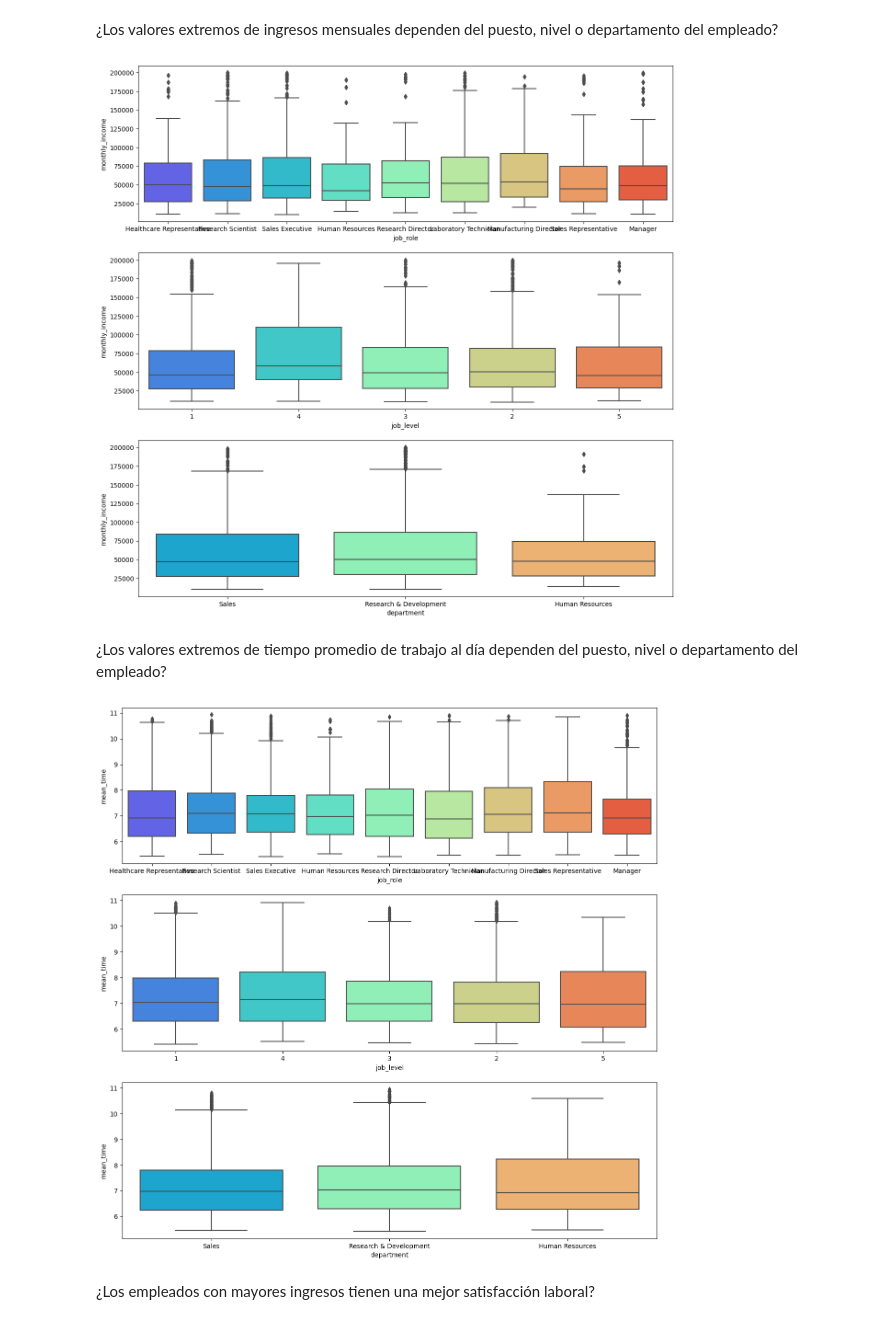
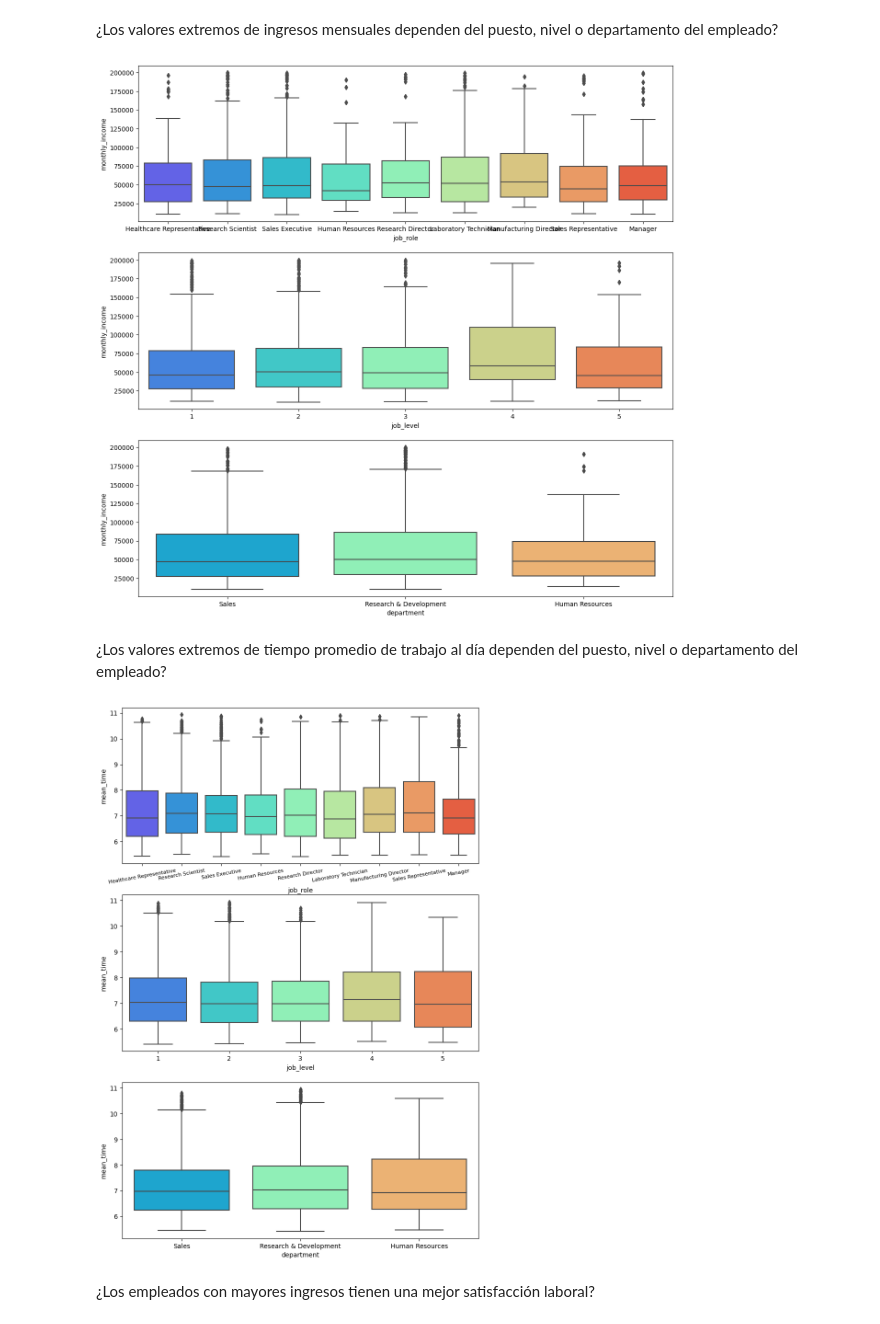
Before and after one commit to AlexanderBedoyaC/pediccion_abandono_empleo, a Jupyter notebook: 7. Preparación de datos.ipynb, the cells around one changed output. Cells and saved outputs as stored; diff of their text form; code cells hidden in the pictures.

```diff
--- a/7. Preparación de datos.ipynb
+++ b/7. Preparación de datos.ipynb
@@ -44,21 +44,22 @@ for i in range(len(variables)):
 # %%
 fig, axs = plt.subplots(3, 1, figsize=(15, 15))
 sns.boxplot(x = 'job_role', y = 'monthly_income', data = df, palette='rainbow', ax=axs[0])
-sns.boxplot(x = 'job_level', y = 'monthly_income', data = df, palette='rainbow', ax=axs[1])
+sns.boxplot(x = 'job_level', y = 'monthly_income', data = df, palette='rainbow', ax=axs[1], order=['1','2','3','4','5'])
 sns.boxplot(x = 'department', y = 'monthly_income', data = df, palette='rainbow', ax=axs[2])
 plt.show()
 # %% [output]
-[figure, old version]
+[figure, new version]
 # %% [markdown]
 ¿Los valores extremos de tiempo promedio de trabajo al día dependen del puesto, nivel o departamento del empleado?
 # %%
-fig, axs = plt.subplots(3, 1, figsize=(15, 15))
+fig, axs = plt.subplots(3, 1, figsize=(10, 15))
 sns.boxplot(x = 'job_role', y = 'mean_time', data = df, palette='rainbow', ax=axs[0])
-sns.boxplot(x = 'job_level', y = 'mean_time', data = df, palette='rainbow', ax=axs[1])
+axs[0].set_xticklabels(axs[0].get_xticklabels(), rotation=10, ha='center', fontsize=8)
+sns.boxplot(x = 'job_level', y = 'mean_time', data = df, palette='rainbow', ax=axs[1], order=['1','2','3','4','5'])
 sns.boxplot(x = 'department', y = 'mean_time', data = df, palette='rainbow', ax=axs[2])
 plt.show()
 # %% [output]
-[figure, old version]
+[figure, new version]
 # %% [markdown]
 ¿Los empleados con mayores ingresos tienen una mejor satisfacción laboral?
 # %%
```
Also changed, not shown: parts of 4 cells of this notebook, 4 other files.
